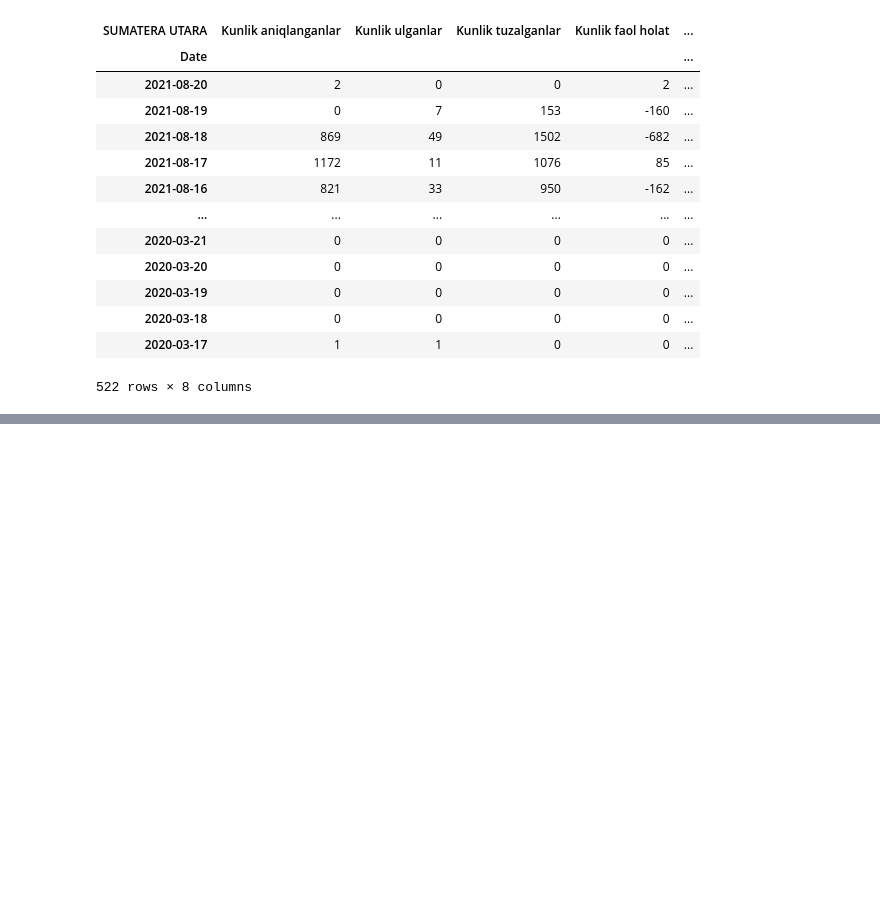
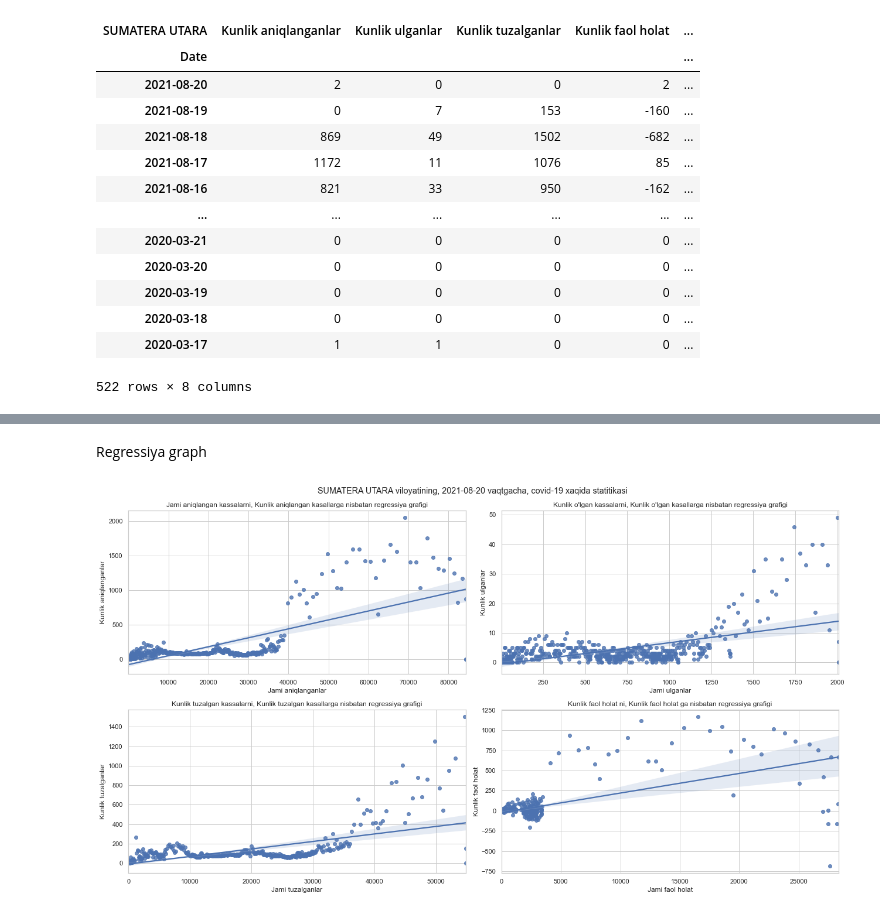
Before and after one commit to AsliddinTuxtasinov/covid-analiysis-in-indanesia, a Jupyter notebook: covid-19 case data analiysis.ipynb, the cells around one changed output, grey strips where cells are left out. Saved outputs shown, nothing was run; the diff lists cells and outputs as text; code cells hidden in the pictures; blank space fills up the shorter version.

```diff
--- a/covid-19 case data analiysis.ipynb
+++ b/covid-19 case data analiysis.ipynb
@@ -143,0 +134,22 @@ plt.show()
+# %% [markdown]
+Regressiya graph
+# %%
+a = get_date_of_province(province_name='SUMATERA UTARA')
+
+fig, ax = plt.subplots(2, 2, figsize=(18,10))
+fig.suptitle(f"{a.columns.name} viloyatining, {a.iloc[0].name.strftime('%Y-%m-%d')} vaqtgacha, covid-19 xaqida statitikasi")
+
+sns.regplot(x="Jami aniqlanganlar", y="Kunlik aniqlanganlar", data=a, ax=ax[0,0])
+sns.regplot(x="Jami ulganlar", y="Kunlik ulganlar", data=a, ax=ax[0,1])
+sns.regplot(x="Jami tuzalganlar", y="Kunlik tuzalganlar", data=a, ax=ax[1,0])
+sns.regplot(x="Jami faol holat", y="Kunlik faol holat", data=a, ax=ax[1,1])
+
+ax[0,0].set_title("Jami aniqlangan kassalarni, Kunlik aniqlangan kasallarga nisbatan regressiya grafigi")
+ax[0,1].set_title("Kunlik o'lgan kassalarni, Kunlik o'lgan kasallarga nisbatan regressiya grafigi")
+ax[1,0].set_title("Kunlik tuzalgan kassalarni, Kunlik tuzalgan kasallarga nisbatan regressiya grafigi")
+ax[1,1].set_title("Kunlik faol holat ni, Kunlik faol holat ga nisbatan regressiya grafigi")
+
+fig.tight_layout()
+plt.show()
+# %% [output]
+[figure, added]
```
Also changed, not shown: parts of 9 cells of this notebook.
